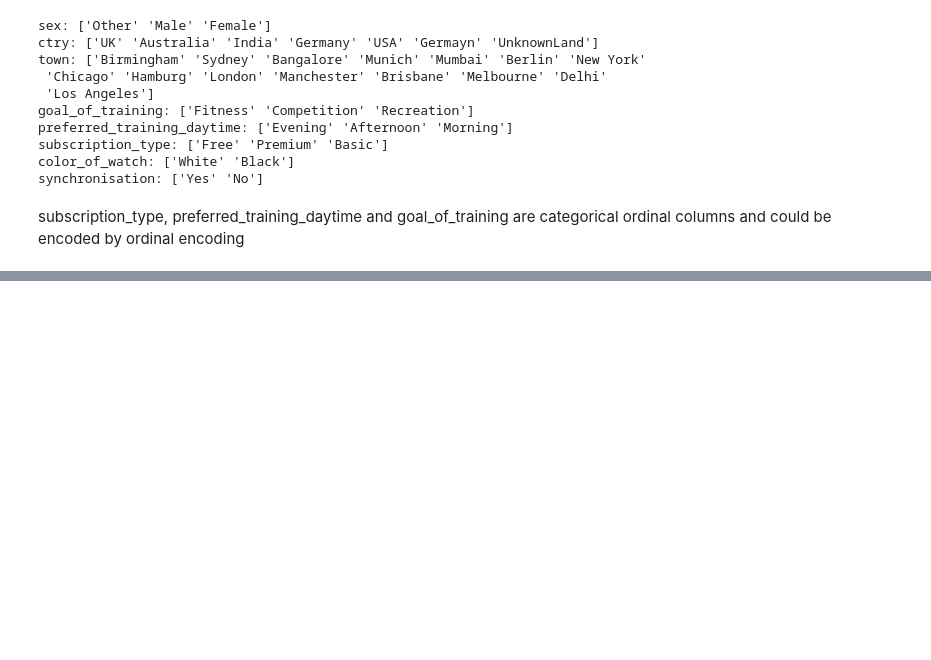
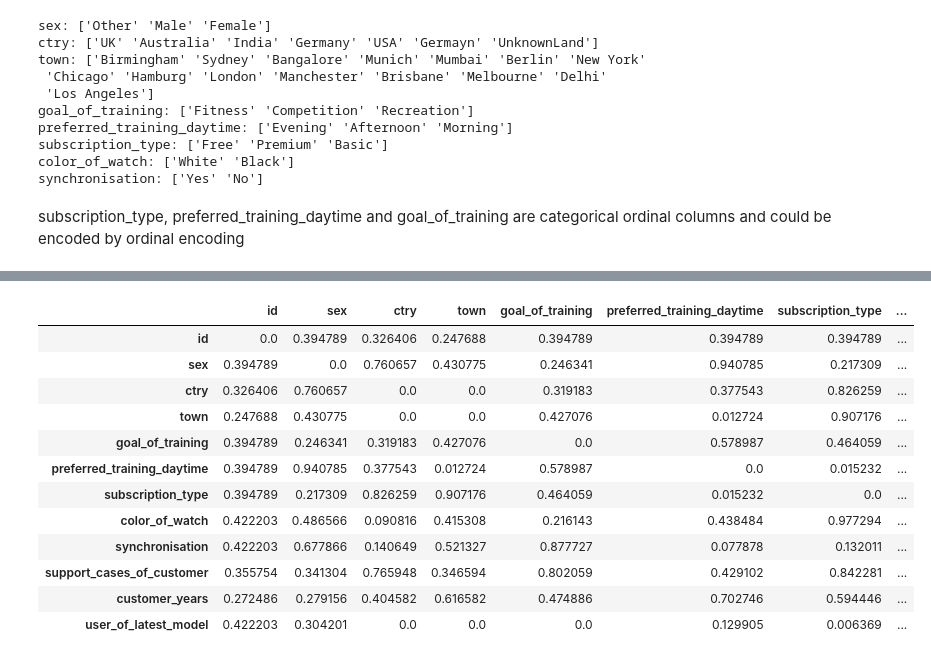
Before and after one commit to john2408/project_intro_ai, a Jupyter notebook: notebooks/Samuel/Task 2 Preprocessing.ipynb, the cells around one changed output, grey strips where cells are left out. Saved outputs shown, nothing was run; the diff lists cells and outputs as text; code cells hidden in the pictures; blank space fills up the shorter version.

```diff
--- a/notebooks/Samuel/Task 2 Preprocessing.ipynb
+++ b/notebooks/Samuel/Task 2 Preprocessing.ipynb
@@ -612,0 +653,12 @@ categorical.remove('id')
+# %%
+#create a new dataframe with p-values of anova test for each numeric feature with label
+from scipy.stats import f_oneway
+anova_p_values = pd.DataFrame(index=continuous_features, columns=['p-value'])
+for i in continuous_features:
+    data_anova = pd.concat([df_cintinuous_features[i], label], axis=1)
+    groups = []
+    for j in data_anova['user_of_latest_model'].unique():
+        groups.append(data_anova[data_anova['user_of_latest_model']==j][i])
+    stat, p = f_oneway(*groups)
+    anova_p_values.loc[i,'p-value'] = p
+anova_p_values
@@ -612,0 +700,29 @@ categorical.remove('id')
+# %%
+# perform chi-squared test for nominal features
+from scipy.stats import chi2_contingency
+
+non_cont_columns = df_step9_non_continuous.columns
+
+#create a new dataframe which contains chi2 values for all feature combinations
+chi2_values = pd.DataFrame(index=non_cont_columns, columns=non_cont_columns)
+for i in non_cont_columns:
+    for j in non_cont_columns:
+        df_chi2 = df_step9_non_continuous[[i,j]]
+        data_cont=pd.crosstab(df_chi2.iloc[:,0], df_chi2.iloc[:,1])
+        stat, p, dof, expected = chi2_contingency(data_cont)
+        chi2_values.loc[i,j] = p
+chi2_values
+# %% [output]
+|  | id | sex | ctry | town | goal_of_training | preferred_training_daytime | subscription_type | ... |
+| id | 0.0 | 0.394789 | 0.326406 | 0.247688 | 0.394789 | 0.394789 | 0.394789 | ... |
+| sex | 0.394789 | 0.0 | 0.760657 | 0.430775 | 0.246341 | 0.940785 | 0.217309 | ... |
+| ctry | 0.326406 | 0.760657 | 0.0 | 0.0 | 0.319183 | 0.377543 | 0.826259 | ... |
+| town | 0.247688 | 0.430775 | 0.0 | 0.0 | 0.427076 | 0.012724 | 0.907176 | ... |
+| goal_of_training | 0.394789 | 0.246341 | 0.319183 | 0.427076 | 0.0 | 0.578987 | 0.464059 | ... |
+| preferred_training_daytime | 0.394789 | 0.940785 | 0.377543 | 0.012724 | 0.578987 | 0.0 | 0.015232 | ... |
+| subscription_type | 0.394789 | 0.217309 | 0.826259 | 0.907176 | 0.464059 | 0.015232 | 0.0 | ... |
+| color_of_watch | 0.422203 | 0.486566 | 0.090816 | 0.415308 | 0.216143 | 0.438484 | 0.977294 | ... |
+| synchronisation | 0.422203 | 0.677866 | 0.140649 | 0.521327 | 0.877727 | 0.077878 | 0.132011 | ... |
+| support_cases_of_customer | 0.355754 | 0.341304 | 0.765948 | 0.346594 | 0.802059 | 0.429102 | 0.842281 | ... |
+| customer_years | 0.272486 | 0.279156 | 0.404582 | 0.616582 | 0.474886 | 0.702746 | 0.594446 | ... |
+| user_of_latest_model | 0.422203 | 0.304201 | 0.0 | 0.0 | 0.0 | 0.129905 | 0.006369 | ... |
```
Also changed, not shown: parts of 31 cells of this notebook.
